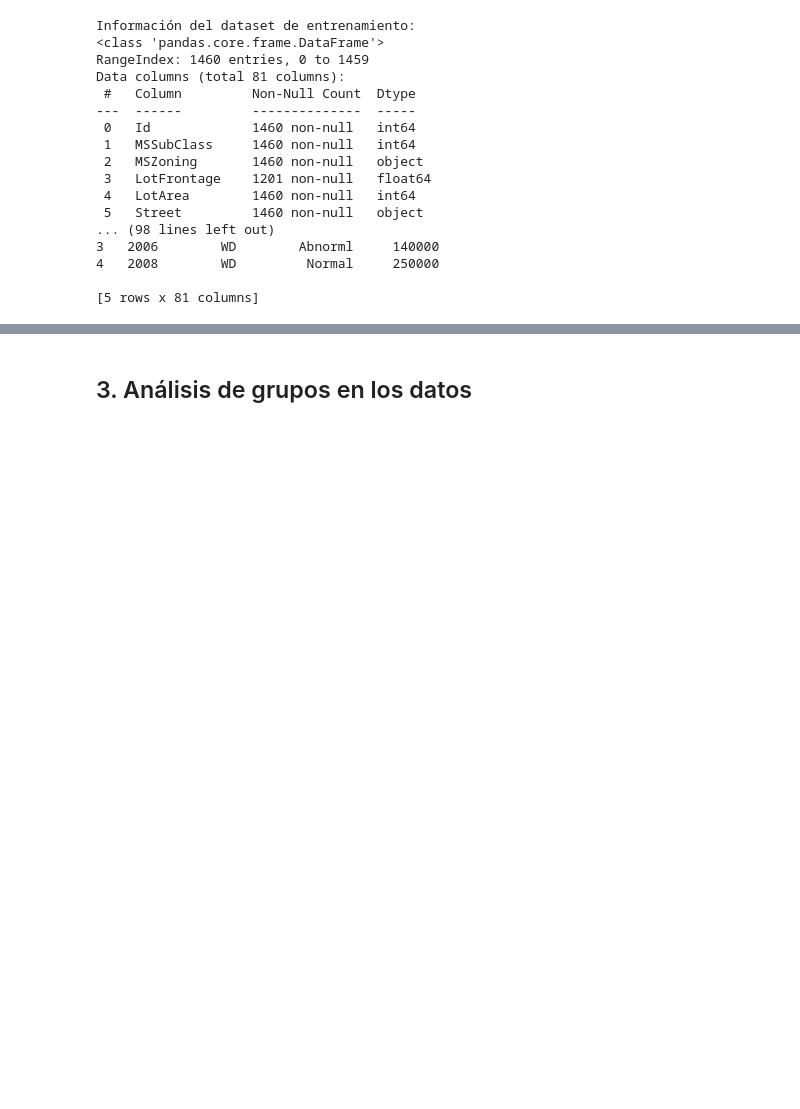
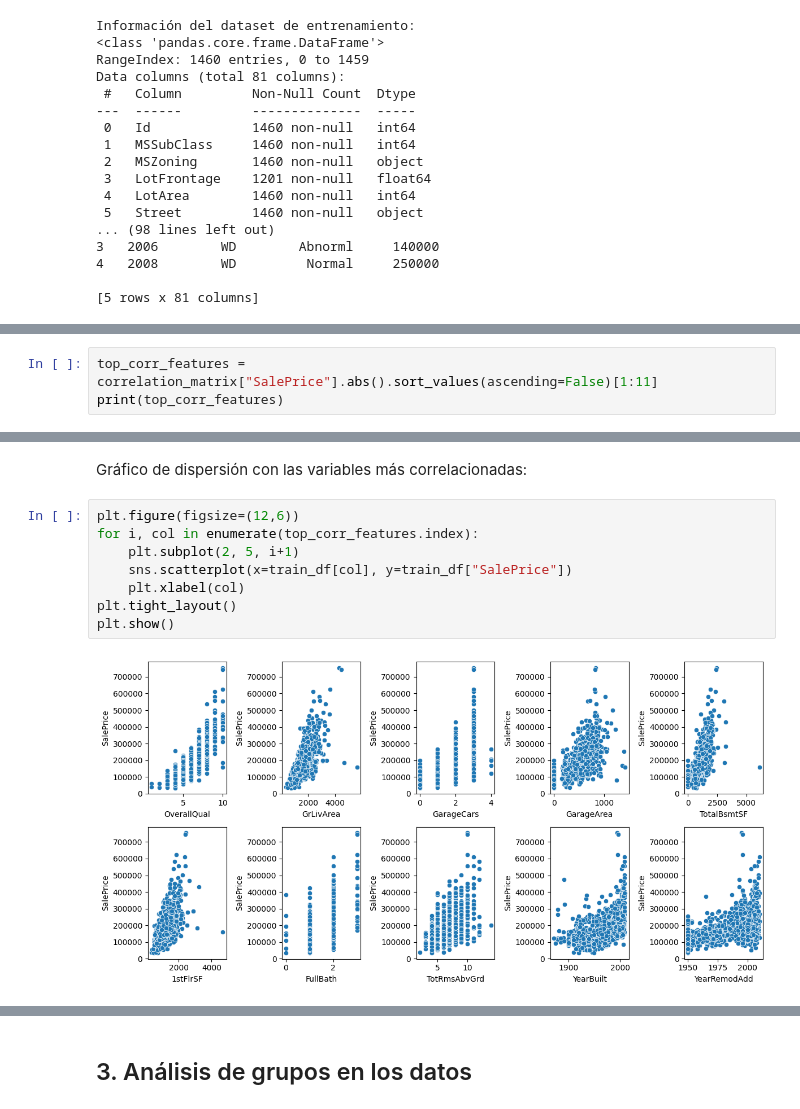
Before and after one commit to Sofiamishel2003/Modelo_Regresion_Lineal, a Jupyter notebook: Modelo_RegresionLineal.ipynb, the cells around one changed output, grey strips where cells are left out. Drawn from its saved outputs; the diff is of its cells as text; blank space fills up the shorter version.

```diff
--- a/Modelo_RegresionLineal.ipynb
+++ b/Modelo_RegresionLineal.ipynb
@@ -39,0 +118,3 @@ Data columns (total 81 columns):
+# %%
+top_corr_features = correlation_matrix["SalePrice"].abs().sort_values(ascending=False)[1:11]
+print(top_corr_features)
@@ -39,0 +133,12 @@ Data columns (total 81 columns):
+# %% [markdown]
+Gráfico de dispersión con las variables más correlacionadas:
+# %%
+plt.figure(figsize=(12,6))
+for i, col in enumerate(top_corr_features.index):
+    plt.subplot(2, 5, i+1)
+    sns.scatterplot(x=train_df[col], y=train_df["SalePrice"])
+    plt.xlabel(col)
+plt.tight_layout()
+plt.show()
+# %% [output]
+[figure, added]
```
Also changed, not shown: parts of 16 cells of this notebook.
